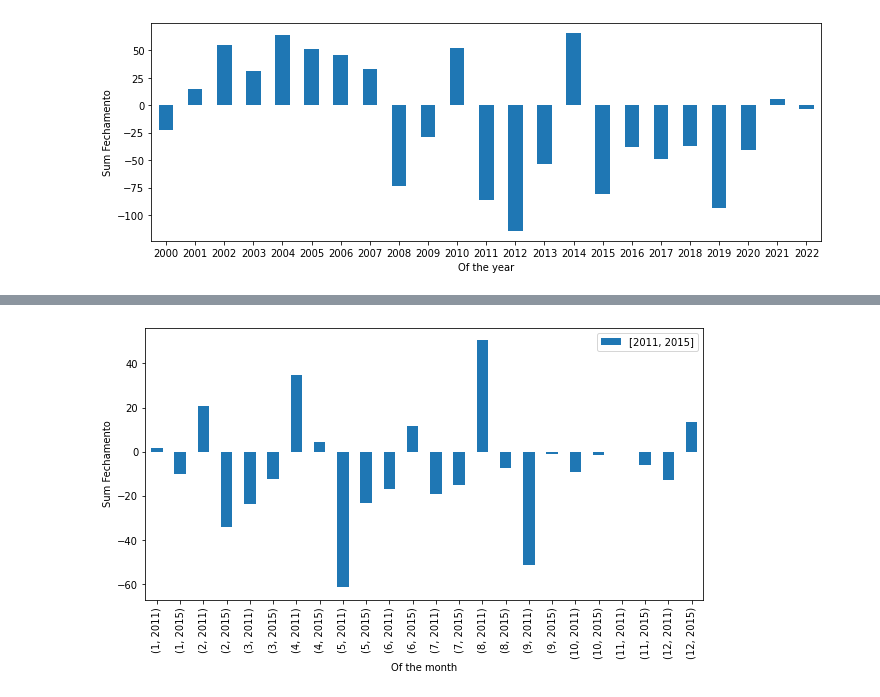
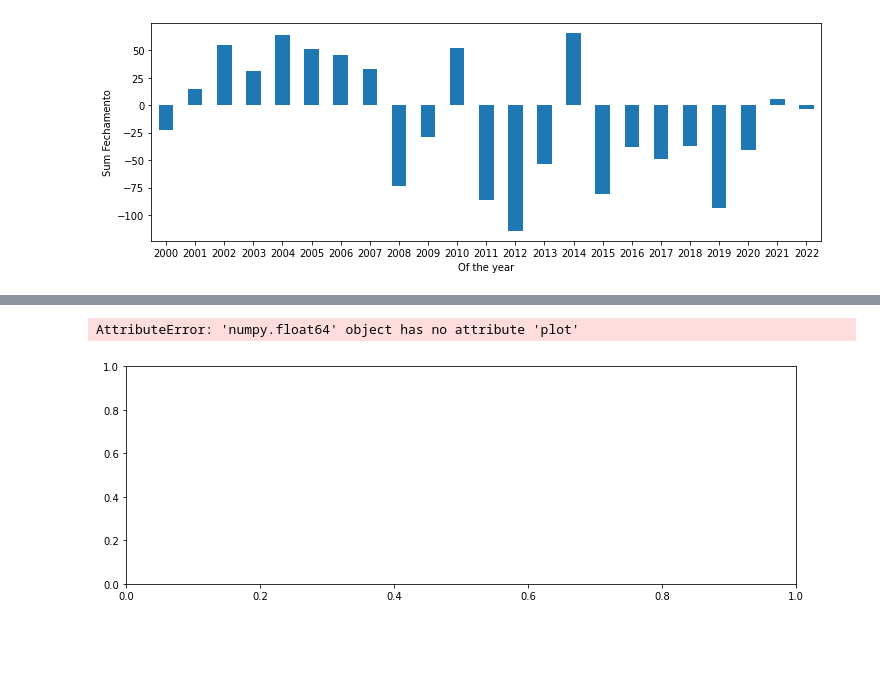
Before and after one commit to TeixeiraData/coffee-repository, a Jupyter notebook: tenminutes.ipynb, the cells around one changed output, grey strips where cells are left out. Cells and saved outputs as stored; diff of their text form; code cells hidden in the pictures; blank space fills up the shorter version.

```diff
--- a/tenminutes.ipynb
+++ b/tenminutes.ipynb
@@ -108,12 +113,12 @@ worst_years = coffee1[coffee1.year.isin(values)]
 # %%
-fig, axs = plt.subplots(figsize=(10, 5))
+fig, axs = plt.subplots(figsize=(12, 4))
 
-worst_years.groupby([worst_years["new_date"].dt.month, 'year'])["Fecha"].sum().plot( kind='bar'
+worst_years["Fecha"].sum().plot( columns='year',
+    kind='bar', rot=0, ax=axs
 )
-plt.xlabel("Of the month");  # custom x label using matplotlib
+plt.xlabel("Of the year");  # custom x label using matplotlib
 
 plt.ylabel("Sum Fechamento");
-
-plt.legend([values]);
 # %% [output]
+AttributeError: 'numpy.float64' object has no attribute 'plot'
-[figure, old version]
+[figure, new version]
```
Also changed, not shown: parts of 1 cell of this notebook.
